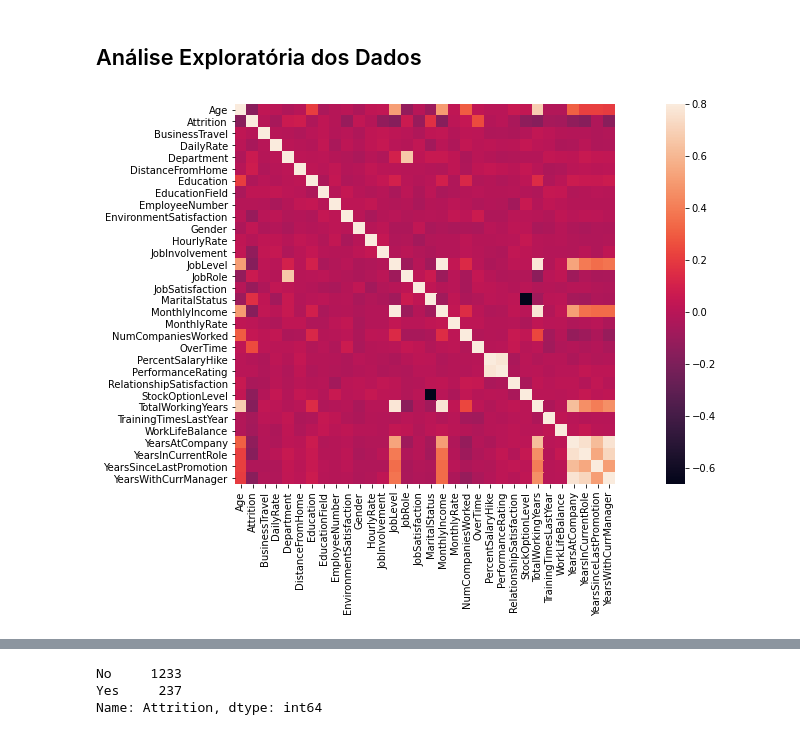
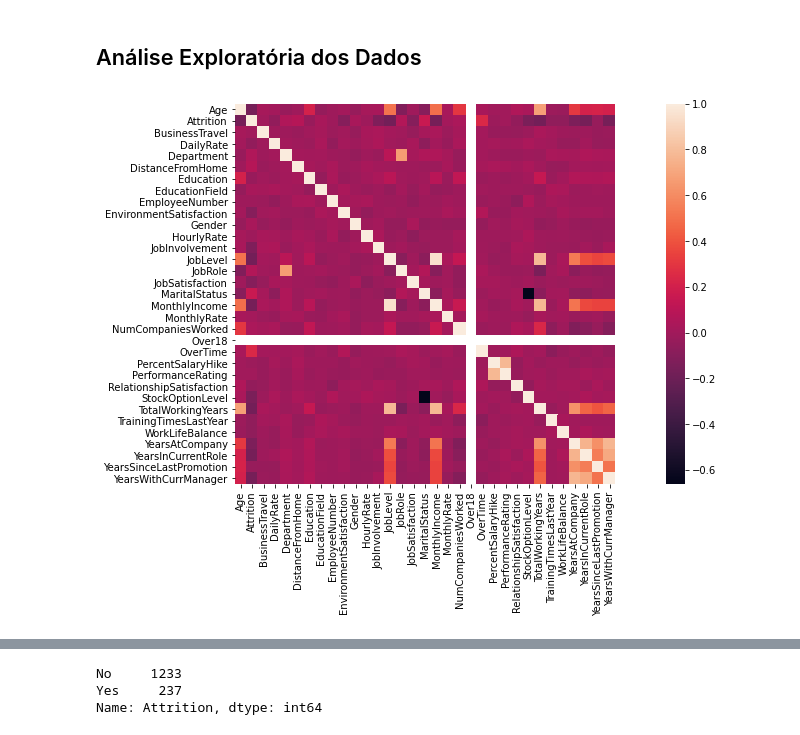
Before and after one commit to pedroafleite/attrition, a Jupyter notebook: attrition.ipynb, the cells around one changed output, grey strips where cells are left out. Saved outputs shown, nothing was run; the diff lists cells and outputs as text; code cells hidden in the pictures.

```diff
--- a/attrition.ipynb
+++ b/attrition.ipynb
@@ -96,7 +96,7 @@ df.describe(include='all')
 # %% [markdown]
 Variáveis com valores únicos determinados (**unique**  > 0) podem ser consideradas categóricas. No entanto, essas variáveis categóricas estão classificadas como `string` (`object` dtype). Seria melhor reclassificá-las com algorismos inteiros para modelarmos os dados.
 # %%
-categories = ['Attrition', 'BusinessTravel', 'Department', 'EducationField', 'Gender', 'JobRole', 'MaritalStatus', 'OverTime']
+categories = ['Attrition', 'BusinessTravel', 'Department', 'EducationField', 'Gender', 'JobRole', 'MaritalStatus', 'Over18', 'OverTime']
 df_encoded = df.copy(deep=True)
 # %%
 from sklearn import preprocessing
@@ -133,10 +135,10 @@ Outras variáveis quantitativas representadas por poucos valores integrais tamb
 # %%
 # correlation matrix (heatmap)
 corrmat = df_encoded.drop(['EmployeeCount', 'StandardHours'], axis=1).corr() # eliminar colunas irrelevantes para o heatmap
 f, ax = plt.subplots(figsize=(18, 7))
-sns.heatmap(corrmat, vmax=.8, square=True, cbar=True);
+sns.heatmap(corrmat, square=True, cbar=True);
 # %% [output]
-[figure, old version]
+[figure, new version]
 # %% [markdown]
 Podemos entender várias correlações dos nossos dados através do heatmap acima:
 
```
Also changed, not shown: parts of 52 cells of this notebook.
